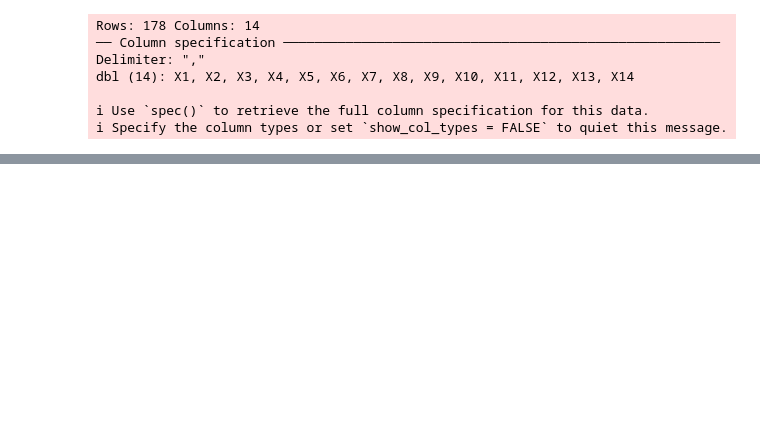
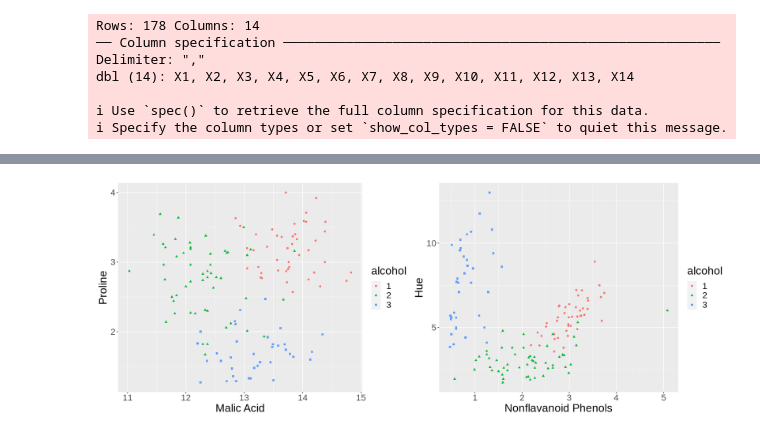
Before and after one commit to JadenMajid/dsci-100-student-grades, a Jupyter notebook: project_proposal.ipynb, the cells around one changed output, grey strips where cells are left out. Saved outputs shown, nothing was run; the diff lists cells and outputs as text; code cells hidden in the pictures; blank space fills up the shorter version.

```diff
--- a/project_proposal.ipynb
+++ b/project_proposal.ipynb
@@ -210,0 +285,20 @@ wine_data |>
+# %%
+options(repr.plot.width = 16, repr.plot.height = 6)
+malic_acid_proline_plot <- wine_training_data |>
+    ggplot(aes(x = malic_acid, y = proline, color = alcohol, shape = alcohol)) +
+    geom_point() +
+    labs(x = "Malic Acid", y = "Proline") +
+    theme(text = element_text(size = 20))
+
+
+nonflavanoid_hue_plot <- wine_training_data |>
+    ggplot(aes(x = nonflavanoid_phenols, y = hue, color = alcohol, shape = alcohol)) +
+    geom_point() +
+    labs(x = "Nonflavanoid Phenols", y = "Hue") +
+    theme(text = element_text(size = 20))
+
+
+plot_of_options <- plot_grid(malic_acid_proline_plot, nonflavanoid_hue_plot, ncol = 2)
+plot_of_options
+# %% [output]
+[figure, added]
```
Also changed, not shown: parts of 12 cells of this notebook.
